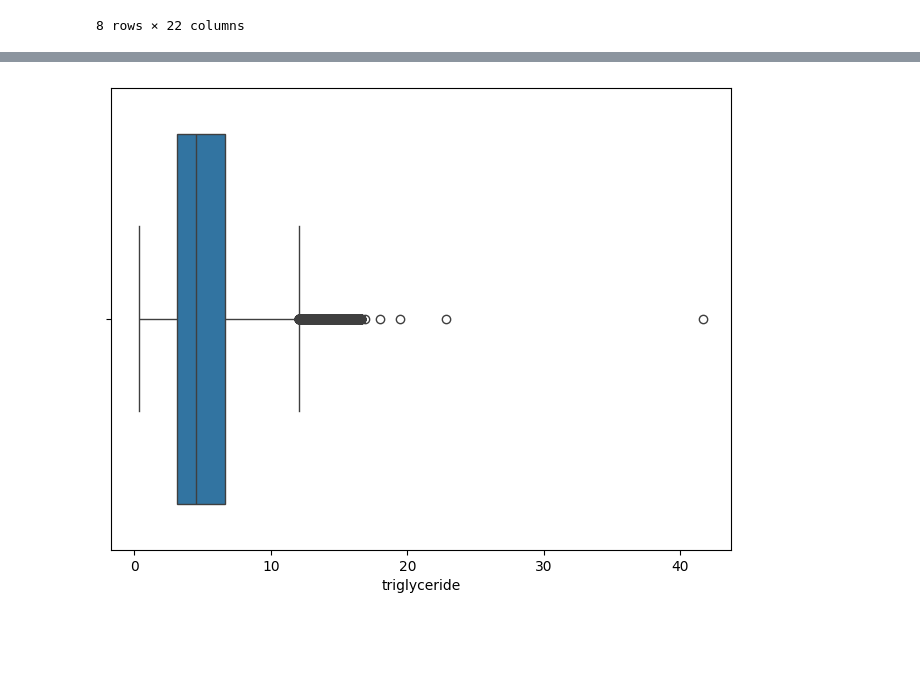
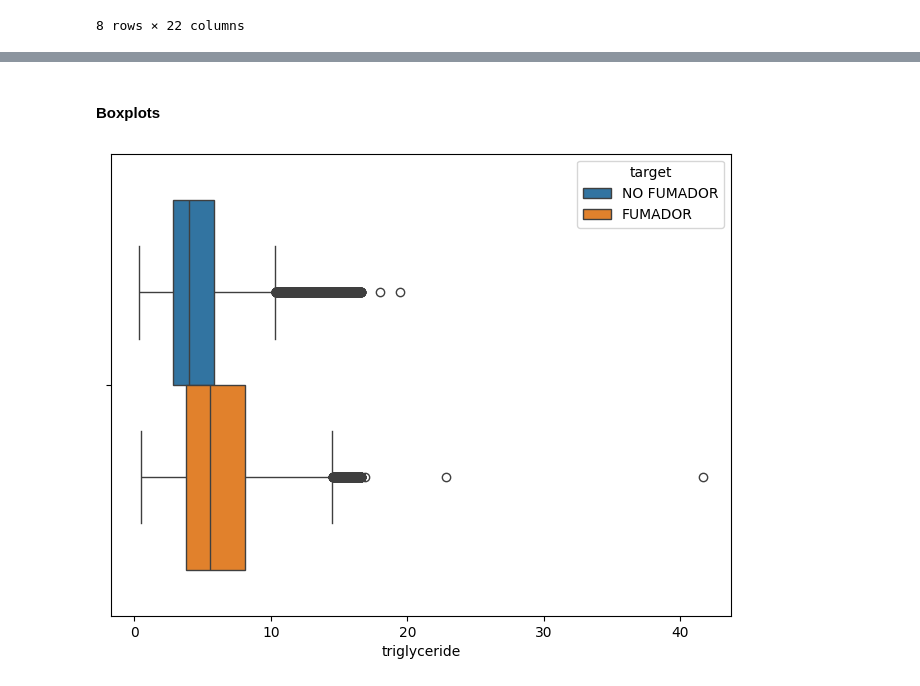
Before and after one commit to MartinJaureguy/classification_template_model_coderhouse_ds2, a Jupyter notebook: notebooks/03_eda.ipynb, the cells around one changed output, grey strips where cells are left out. Saved outputs shown, nothing was run; the diff lists cells and outputs as text; code cells hidden in the pictures; blank space fills up the shorter version.

```diff
--- a/notebooks/03_eda.ipynb
+++ b/notebooks/03_eda.ipynb
@@ -117,6 +138,8 @@ plt.show()
+# %% [markdown]
+#### Boxplots
 # %%
 plt.figure(figsize=(8,6))
-sns.boxplot(data=df, x = "triglyceride")
+sns.boxplot(data=df, x = "triglyceride", hue="target")
 plt.show()
 # %% [output]
-[figure, old version]
+[figure, new version]
```
Also changed, not shown: parts of 15 cells of this notebook.
